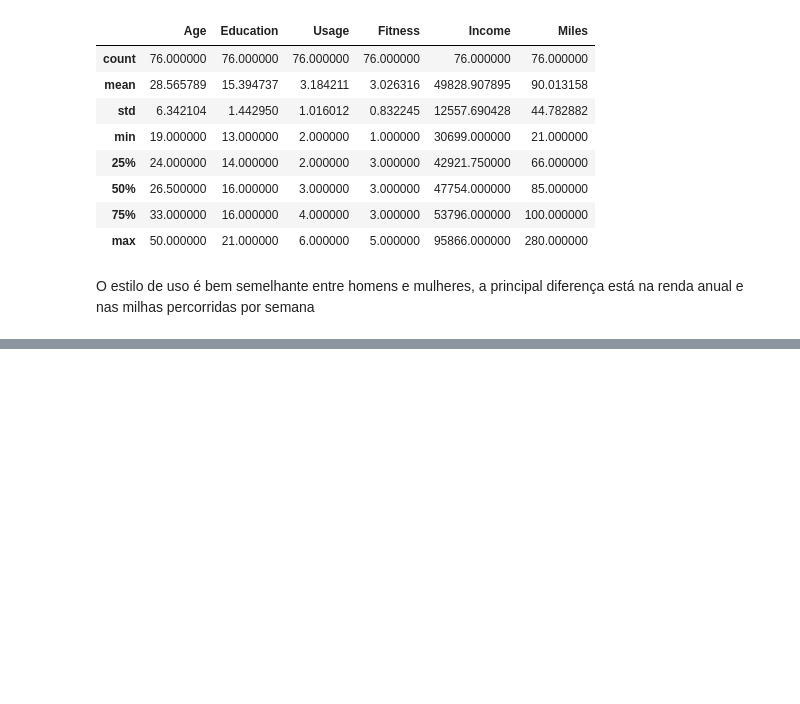
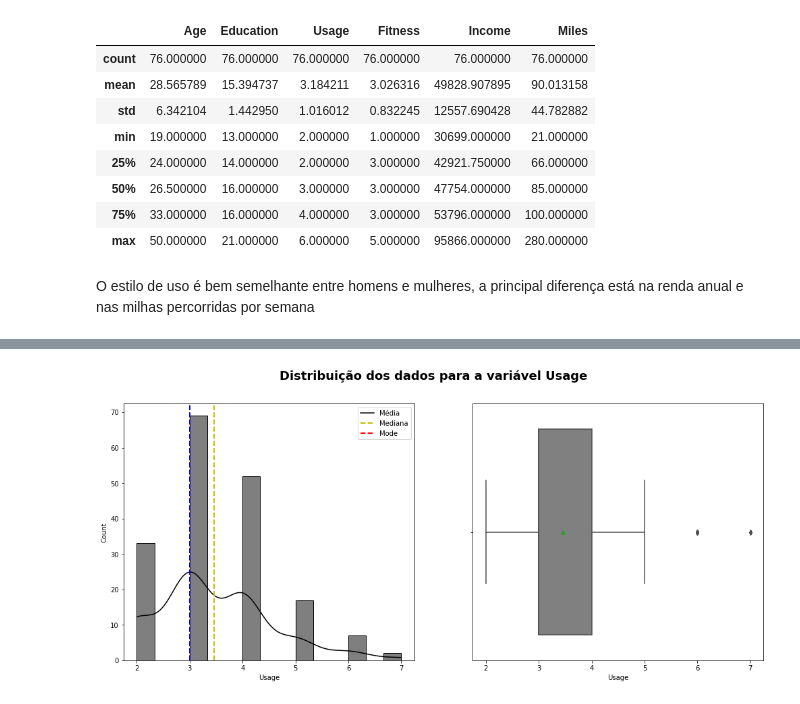
Before and after one commit to LissesCastro/CardioGoodFitness-EDA-WIP, a Jupyter notebook: CardioGooDFitness.ipynb, the cells around one changed output, grey strips where cells are left out. Cells and saved outputs as stored; diff of their text form; code cells hidden in the pictures; blank space fills up the shorter version.

```diff
--- a/CardioGooDFitness.ipynb
+++ b/CardioGooDFitness.ipynb
@@ -168,0 +199,4 @@ O estilo de uso é bem semelhante entre homens e mulheres, a principal diferenç
+# %%
+univariate_analysis(df.Usage)
+# %% [output]
+[figure, added]
```
Also changed, not shown: parts of 9 cells of this notebook.
